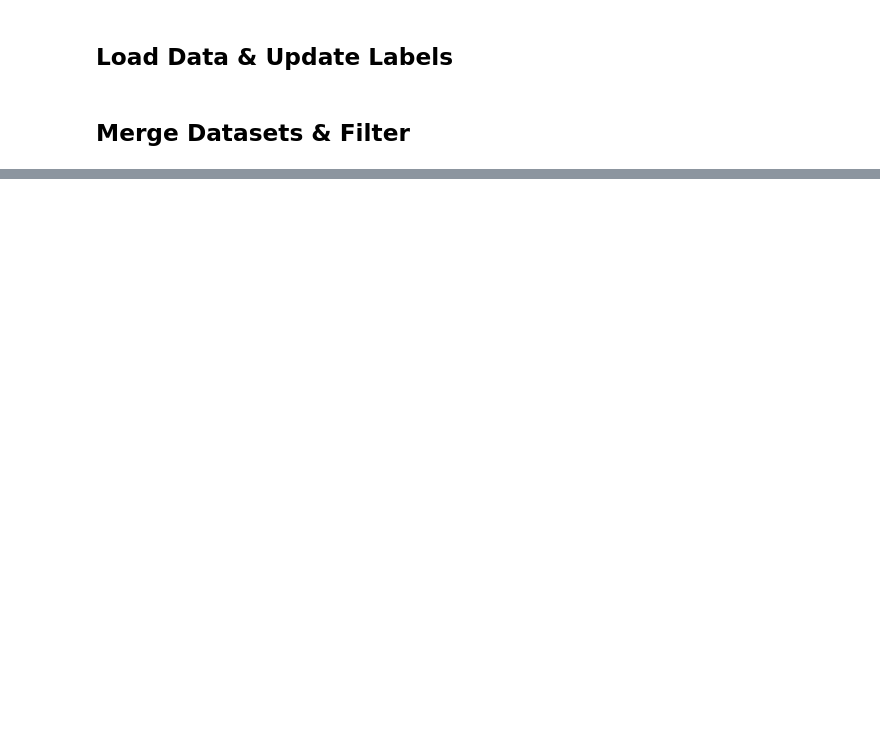
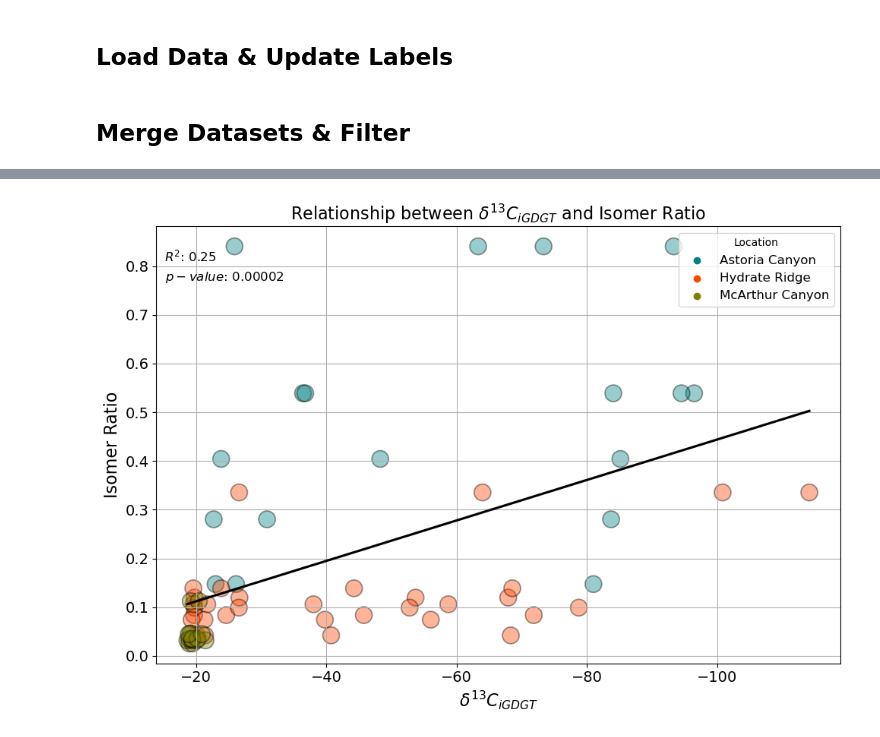
Before and after one commit to katherinekeller/cascadia-margin-lipids, a Jupyter notebook: analysis/data_figures.ipynb, the cells around one changed output, grey strips where cells are left out. Saved outputs shown, nothing was run; the diff lists cells and outputs as text; code cells hidden in the pictures; blank space fills up the shorter version.

```diff
--- a/analysis/data_figures.ipynb
+++ b/analysis/data_figures.ipynb
@@ -199,0 +279,59 @@ plt.savefig("../manuscript-figures/MI_vs_d13C.png", dpi=400)
+# %%
+import matplotlib.pyplot as plt
+import seaborn as sns
+from scipy.stats import linregress
+import pandas as pd
+
+# Define the colors for different locations
+pal_2 = ["teal", "orangered", "olive"]
+
+# Create the scatter plot
+plt.figure(figsize=(10, 7), facecolor="white")
+
+sns.scatterplot(
+    data=all_merge_2,
+    x="d13c_avg",
+    y="ratio",
+    hue="Location_x",
+    palette=pal_2,
+    s=250,
+    edgecolor="k",
+    alpha=0.4,
+)
+
+# Add linear regression line using sns.regplot
+sns.regplot(
+    data=all_merge_2,
+    x="d13c_avg",
+    y="ratio",
+    scatter=False,
+    line_kws={"color": "black"},
+    ci=None
+)
+
+# Calculate and annotate correlation coefficient
+x = all_merge_2["d13c_avg"]
+y = all_merge_2["ratio"]
+slope, intercept, r_value, p_value, std_err = linregress(x, y)
+r_squared = r_value**2
+plt.annotate(f'$R^2$: {r_squared:.2f}', xy=(0.05, 0.95), xycoords='axes fraction',
+             ha='center', va='top', fontsize=12, color='black')
+plt.annotate(f'$p-value$: {p_value:.5f}', xy=(0.1, 0.9), xycoords='axes fraction',
+             ha='center', va='top', fontsize=12, color='black')
+
+# Customize plot
+plt.title("Relationship between $\delta^{13}C_{iGDGT}$ and Isomer Ratio", fontsize=16)
+plt.xlabel("$\delta^{13}C_{iGDGT}$", fontsize=16)
+plt.ylabel("Isomer Ratio", fontsize=16)
+plt.gca().invert_xaxis()
+plt.grid(True)
+plt.legend(title='Location', fontsize=12)
+plt.tick_params(axis="x", labelsize=14)
+plt.tick_params(axis="y", labelsize=14)
+
+# Save and show the plot
+plt.tight_layout()
+plt.savefig("../manuscript-figures/ratio_vs_d13C_single_plot.png", dpi=400)
+plt.show()
+# %% [output]
+[figure, added]
```
Also changed, not shown: parts of 10 cells of this notebook.
